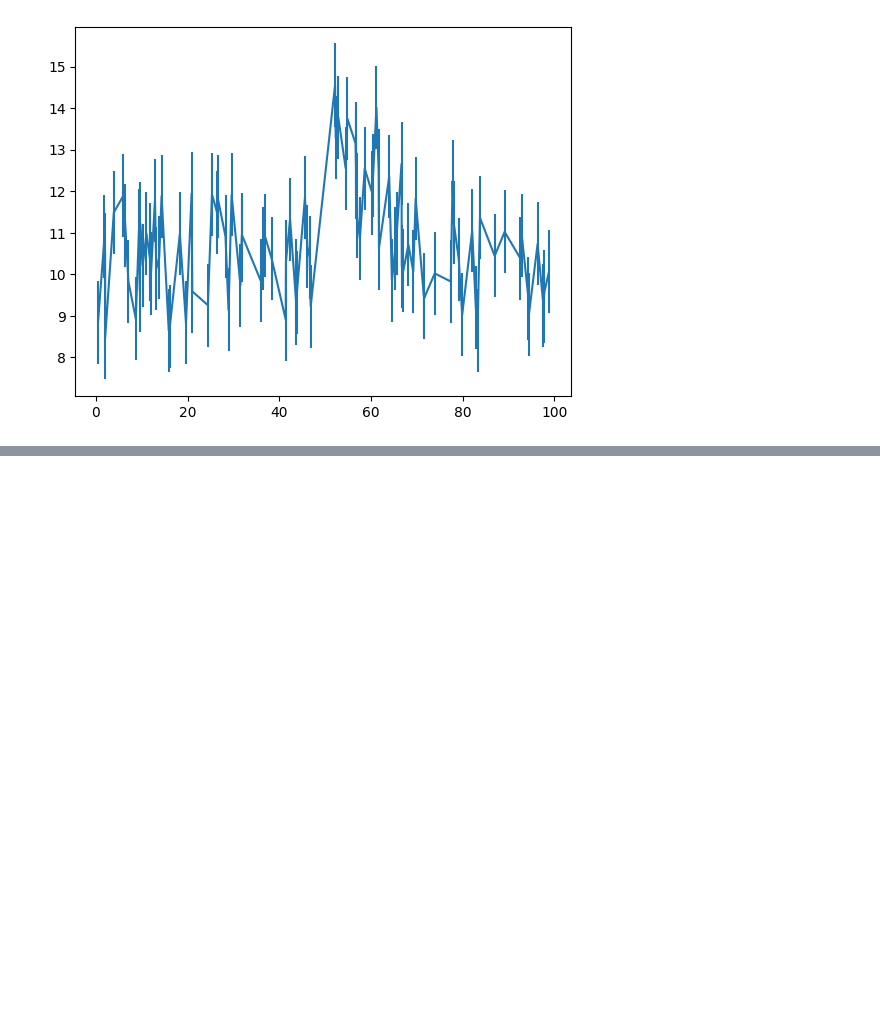
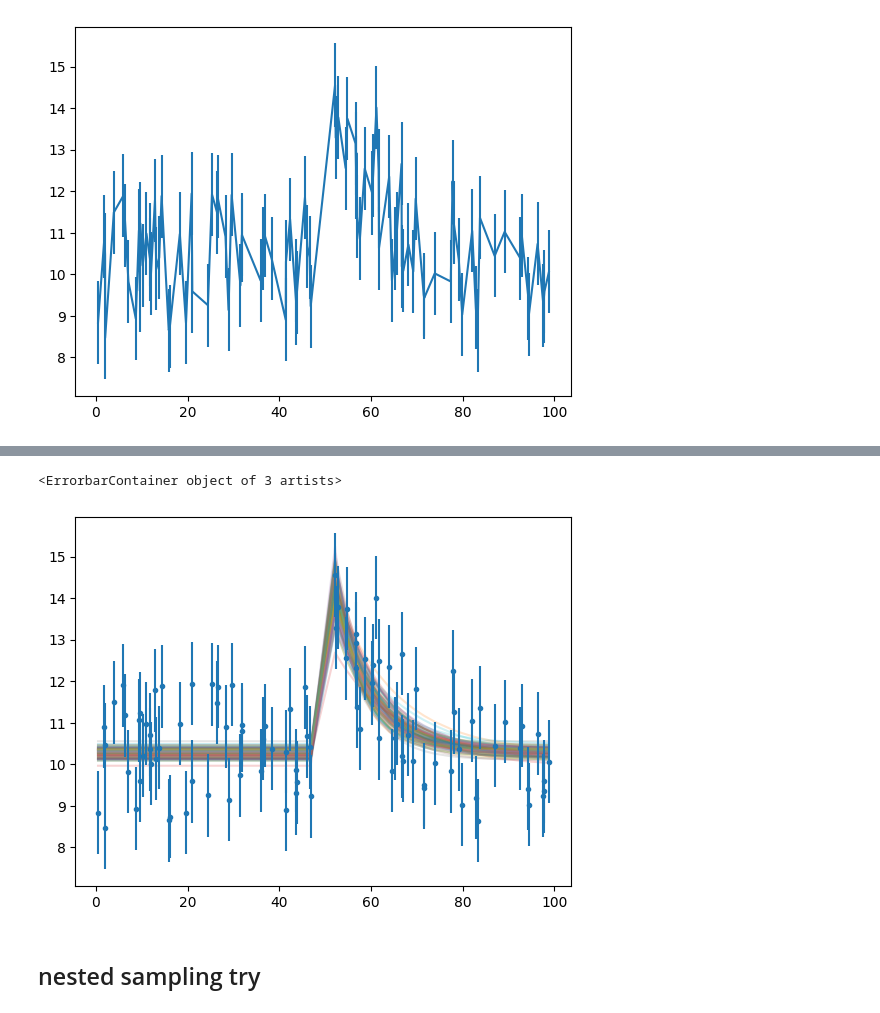
Before and after one commit to Matti-z/astrostatistics_bicocca_2026, a Jupyter notebook: working/eleven.ipynb, the cells around one changed output, grey strips where cells are left out. Saved outputs shown, nothing was run; the diff lists cells and outputs as text; code cells hidden in the pictures; blank space fills up the shorter version.

```diff
--- a/working/eleven.ipynb
+++ b/working/eleven.ipynb
@@ -114,0 +167,11 @@ TypeError: myLogPosterior() missing 4 required positional arguments: 'a', 'b', '
+# %%
+
+for i in range (100):
+    param = emcee_trace1[np.random.randint(len(emcee_trace1))]
+    plt.plot(x, model(x, *param), alpha=0.2)
+plt.errorbar(x, y, yerr, fmt='.')
+# %% [output]
+<ErrorbarContainer object of 3 artists>
+[figure, added]
+# %% [markdown]
+## nested sampling try
```
Also changed, not shown: parts of 18 cells of this notebook.
